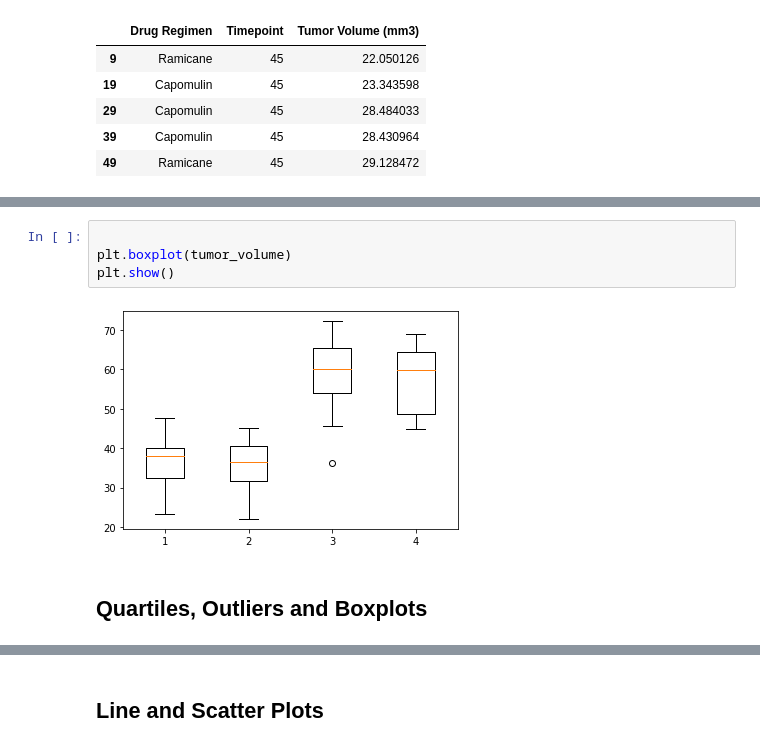
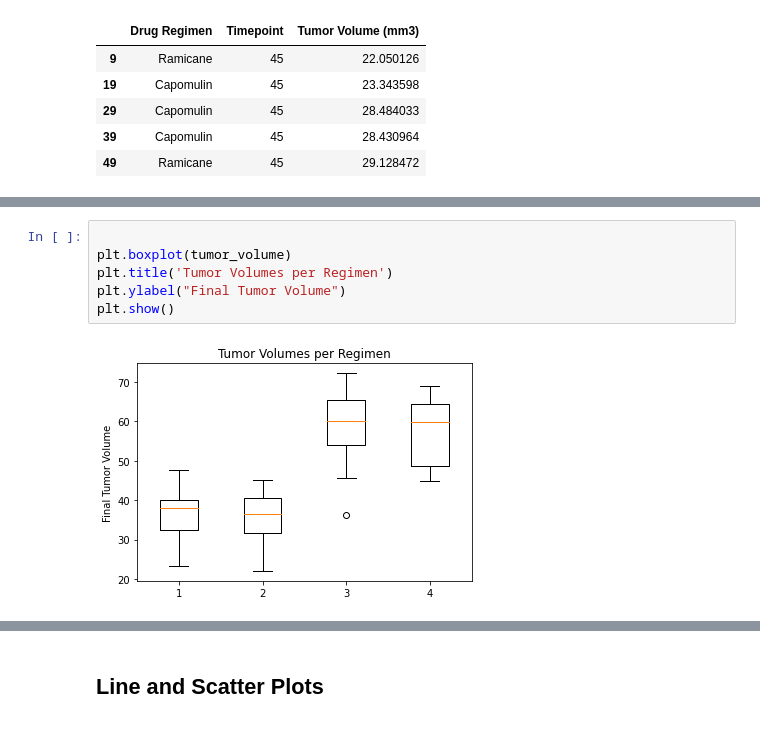
Before and after one commit to Navilongo/Pharmaceutical-Analysis-with-Python, a Jupyter notebook: pymaceuticals.ipynb, the cells around one changed output, grey strips where cells are left out. Drawn from its saved outputs; the diff is of its cells as text.

```diff
--- a/pymaceuticals.ipynb
+++ b/pymaceuticals.ipynb
@@ -276,8 +278,8 @@ Values above 87.66645829999999 could be outliers.
 # %%
 
 plt.boxplot(tumor_volume)
+plt.title('Tumor Volumes per Regimen')
+plt.ylabel("Final Tumor Volume")
 plt.show()
 # %% [output]
-[figure, old version]
+[figure, new version]
-# %% [markdown]
-## Quartiles, Outliers and Boxplots
```
Also changed, not shown: parts of 6 cells of this notebook.
